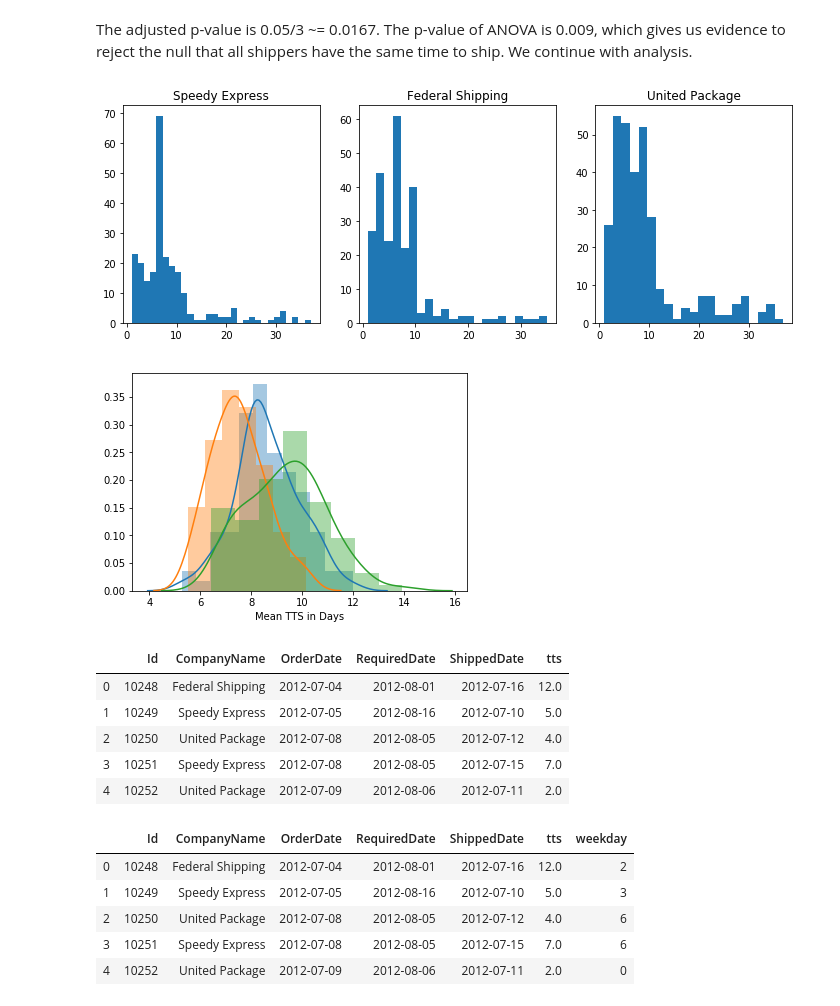
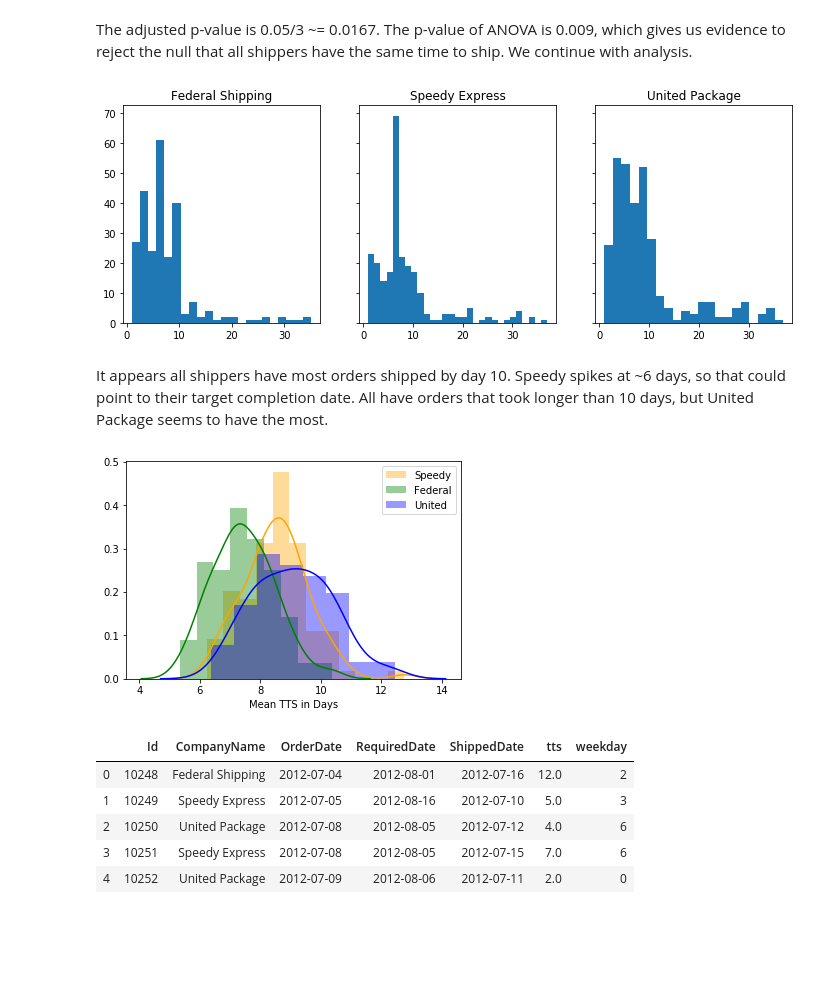
Before and after one commit to zachzazueta/Northwinds_redo, a Jupyter notebook: Northwinds_redo1.ipynb, the cells around one changed output. Cells and saved outputs as stored; diff of their text form; code cells hidden in the pictures; blank space fills up the shorter version.

```diff
--- a/Northwinds_redo1.ipynb
+++ b/Northwinds_redo1.ipynb
@@ -334,31 +347,27 @@ Residual        37354.696194  806.0       NaN       NaN
 # %% [markdown]
 The adjusted p-value is 0.05/3 ~= 0.0167. The p-value of ANOVA is 0.009, which gives us evidence to reject the null that all shippers have the same time to ship. We continue with analysis.
 # %%
-fig, axs = plt.subplots(1,3, figsize = (12,4))
+#write a subplot to visualize distribution of tts.
+fig, axs = plt.subplots(1,3, figsize = (12,4), sharey=True)
 for i in range(0,3):
     x = df2[df2.CompanyName == list(set(df2.CompanyName))[i]]['tts']
     axs[i].hist(x, bins='auto')
     axs[i].set_title(list(set(df2.CompanyName))[i]);
 # %% [output]
-[figure, old version]
+[figure, new version]
+# %% [markdown]
+It appears all shippers have most orders shipped by day 10. Speedy spikes at ~6 days, so that could point to their target completion date. All have orders that took longer than 10 days, but United Package seems to have the most.
 # %%
+#Plot a distribution plot of tts
 S1 = get_sample_mean(df2[df2.CompanyName == 'Speedy Express']['tts'])
 S2 = get_sample_mean(df2[df2.CompanyName == 'Federal Shipping']['tts'])
 S3 = get_sample_mean(df2[df2.CompanyName == 'United Package']['tts'])
 
-sns.distplot(S1)
-sns.distplot(S2)
-sns.distplot(S3)
-plt.xlabel('Mean TTS in Days');
+sns.distplot(S1, color='orange')
+sns.distplot(S2, color='green')
+sns.distplot(S3, color='blue')
+plt.xlabel('Mean TTS in Days')
+plt.legend(['Speedy', 'Federal', 'United']);
 # %% [output]
-[figure, old version]
+[figure, new version]
-# %%
-df2.head()
-# %% [output]
-|  | Id | CompanyName | OrderDate | RequiredDate | ShippedDate | tts |
-| 0 | 10248 | Federal Shipping | 2012-07-04 | 2012-08-01 | 2012-07-16 | 12.0 |
-| 1 | 10249 | Speedy Express | 2012-07-05 | 2012-08-16 | 2012-07-10 | 5.0 |
-| 2 | 10250 | United Package | 2012-07-08 | 2012-08-05 | 2012-07-12 | 4.0 |
-| 3 | 10251 | Speedy Express | 2012-07-08 | 2012-08-05 | 2012-07-15 | 7.0 |
-| 4 | 10252 | United Package | 2012-07-09 | 2012-08-06 | 2012-07-11 | 2.0 |
 # %%
```
Also changed, not shown: parts of 19 cells of this notebook.
